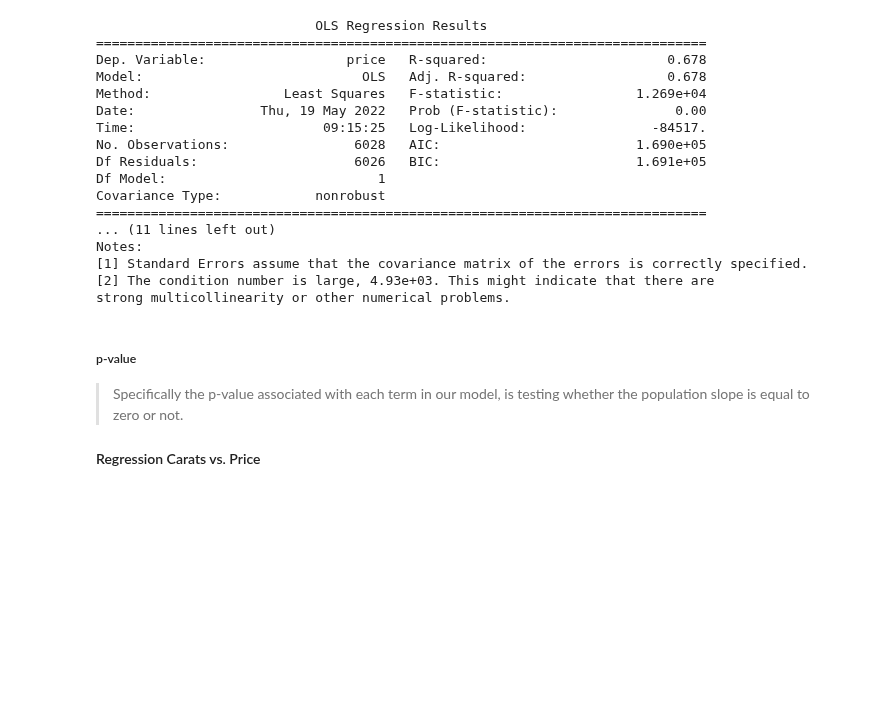
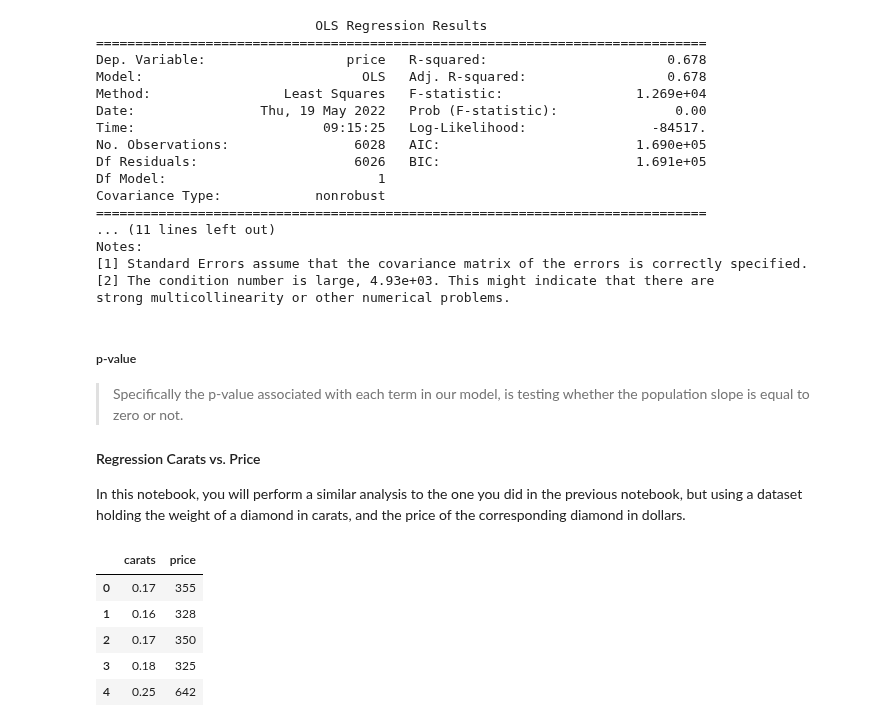
Before and after one commit to vpontello/DataScience_Nanodegree, a Jupyter notebook: 00_Extracurricular/02_Practical_Statistics/practical_statistics.ipynb, the cells around one changed output. Drawn from its saved outputs; the diff is of its cells as text; code cells hidden in the pictures; blank space fills up the shorter version.

```diff
--- a/00_Extracurricular/02_Practical_Statistics/practical_statistics.ipynb
+++ b/00_Extracurricular/02_Practical_Statistics/practical_statistics.ipynb
@@ -2318,3 +2318,5 @@ strong multicollinearity or other numerical problems.
 > Specifically the p-value associated with each term in our model, is testing whether the population slope is equal to zero or not.
 
 #### Regression Carats vs. Price
+
+In this notebook, you will perform a similar analysis to the one you did in the previous notebook, but using a dataset holding the weight of a diamond in carats, and the price of the corresponding diamond in dollars.
@@ -2320,0 +2329,11 @@ strong multicollinearity or other numerical problems.
+# %%
+df = pd.read_csv('data/carats.csv', header= None)
+df.columns = ['carats', 'price']
+df.head()
+# %% [output]
+|  | carats | price |
+| 0 | 0.17 | 355 |
+| 1 | 0.16 | 328 |
+| 2 | 0.17 | 350 |
+| 3 | 0.18 | 325 |
+| 4 | 0.25 | 642 |
```
Also changed, not shown: parts of 4 cells of this notebook, 2 other files.
